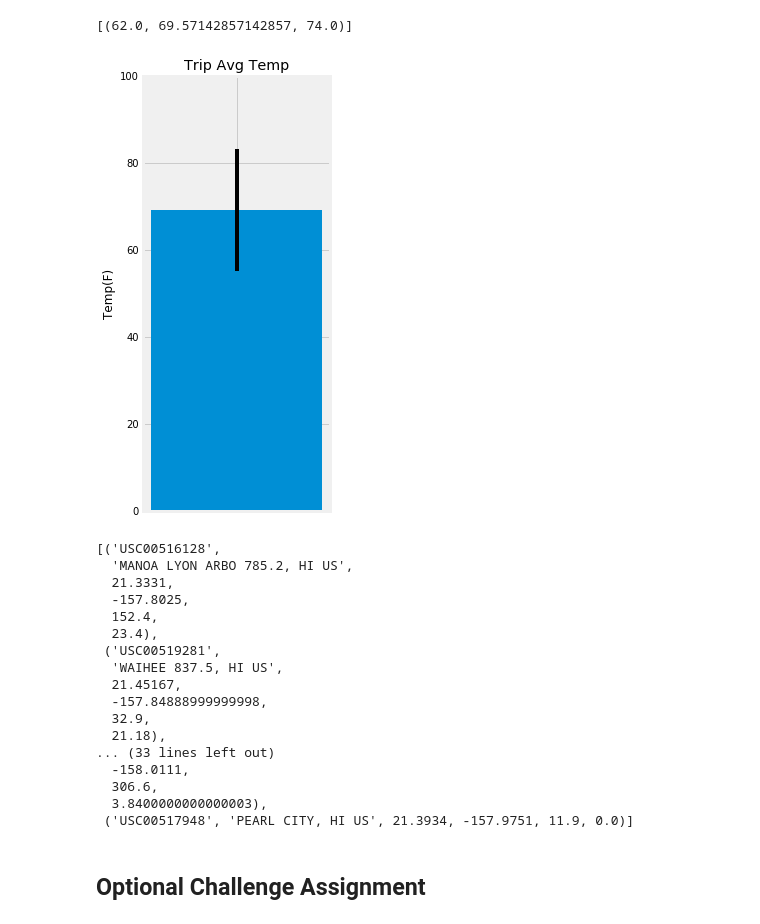
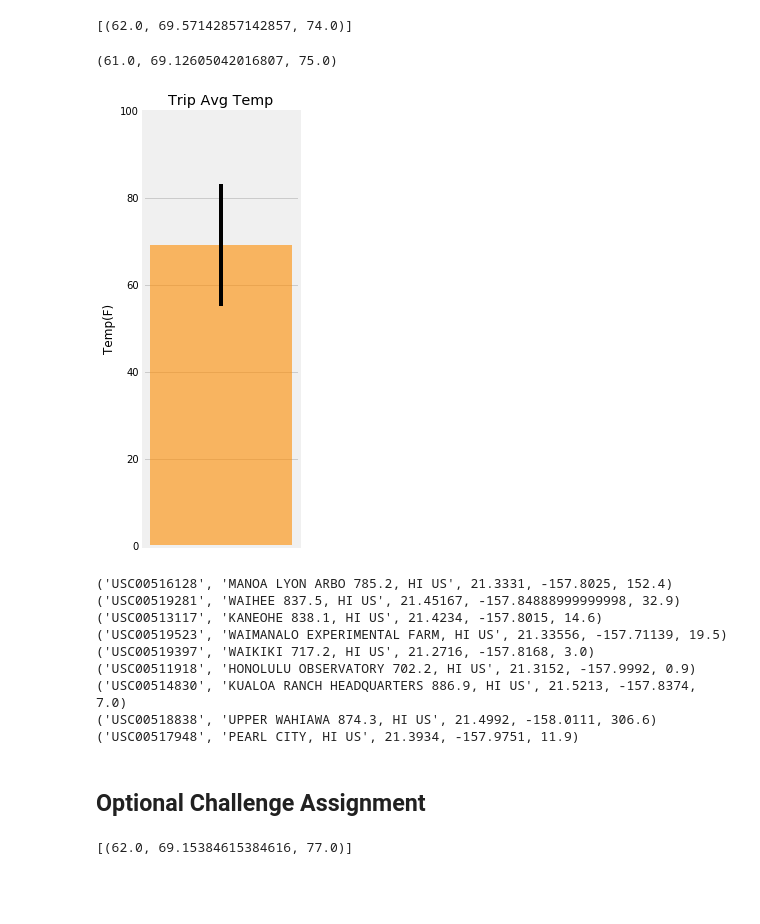
Before and after one commit to bharathiyer/HW_UTAUS201810DATA2, a Jupyter notebook: Adv_Data_Storage/Solved_climate.ipynb, the cells around one changed output. Saved outputs shown, nothing was run; the diff lists cells and outputs as text; code cells hidden in the pictures; blank space fills up the shorter version.

```diff
--- a/Adv_Data_Storage/Solved_climate.ipynb
+++ b/Adv_Data_Storage/Solved_climate.ipynb
@@ -130,7 +141,8 @@ plt.show()
 # %% [markdown]
 ![precipitation](Images/station-histogram.png)
 # %%
-# This function called `calc_temps` will accept start date and end date in the format '%Y-%m-%d'
+# This function called `calc_temps` will accept start date and end date
+# in the format '%Y-%m-%d'
 # and return the minimum, average, and maximum temperatures for that range of dates
 def calc_temps(start_date, end_date):
     """TMIN, TAVG, and TMAX for a list of dates.
@@ -142,9 +154,14 @@ def calc_temps(start_date, end_date):
     Returns:
         TMIN, TAVE, and TMAX
     """
-
-    return session.query(func.min(Measurement.tobs), func.avg(Measurement.tobs), func.max(Measurement.tobs)).\
-        filter(Measurement.date >= start_date).filter(Measurement.date <= end_date).all()
+    sel = [func.min(Measurement.tobs).label('min_temp'),
+           func.avg(Measurement.tobs).label('avg_temp'),
+           func.max(Measurement.tobs).label('max_temp')]
+    results = session.query(*sel).\
+                filter(Measurement.date >= start_date).\
+                filter(Measurement.date <= end_date).all()
+    return results
+##def calc_temps(start_date, end_date)
 
 # function usage example
 print(calc_temps('2012-02-28', '2012-03-05'))
@@ -155,53 +172,54 @@ print(calc_temps('2012-02-28', '2012-03-05'))
 # for your trip using the previous year's data for those same dates.
 sd = '2012-02-28'
 ed = '2012-03-14'
-res = calc_temps(sd, ed)[0]
+tmin, tavg, tmax = calc_temps(sd, ed)[0]
+(tmin, tavg, tmax)
+# %% [output]
+(61.0, 69.12605042016807, 75.0)
 # %%
 # Plot the results from your previous query as a bar chart.
 # Use "Trip Avg Temp" as your Title
 # Use the average temperature for the y value
 # Use the peak-to-peak (tmax-tmin) value as the y error bar (yerr)
-f, ax = plt.subplots(figsize=(3,8))
-plt.bar(x='', height=res[1], yerr=res[2]-res[0], align='center')
+f, ax = plt.subplots(figsize=(2.5,8))
+plt.bar(x='', height=tavg, yerr=tmax-tmin, align='center',color='darkorange', alpha=0.6)
 ax.set_yticks([0 , 20, 40 , 60, 80, 100])
 ax.set_ylabel('Temp(F)')
 ax.set_title('Trip Avg Temp')
+plt.grid(axis='x')
 plt.show()
 # %% [output]
-[figure, old version]
+[figure, new version]
 # %%
-# Calculate the rainfall per weather station for your trip dates using the previous year's matching dates.
+# Calculate the rainfall per weather station for your trip dates using the
+# previous year's matching dates.
 # Sort this in descending order by precipitation amount and list the
 # station, name, latitude, longitude, and elevation
-sel = [Measurement.station, Station.name, Station.latitude, Station.longitude, Station.elevation,
-       func.sum(Measurement.prcp).label('total_rain'),]
-session.query(*sel).filter(Measurement.date >= sd).filter(Measurement.date <= ed).\
-    filter(Measurement.station == Station.station).\
-    group_by(Measurement.station).order_by('total_rain desc').all()
+sel = [Measurement.station,
+       Station.name,
+       Station.latitude,
+       Station.longitude,
+       Station.elevation]
+results = session.query(*sel).filter(Measurement.date >= sd).filter(Measurement.date <= ed).\
+            filter(Measurement.station == Station.station).\
+            group_by(Measurement.station).order_by(func.sum(Measurement.prcp).label('total_rain').desc()).all()
+for t in results:
+    print(t)
 # %% [output]
-[('USC00516128',
-  'MANOA LYON ARBO 785.2, HI US',
-  21.3331,
-  -157.8025,
-  152.4,
-  23.4),
- ('USC00519281',
-  'WAIHEE 837.5, HI US',
-  21.45167,
-  -157.84888999999998,
-  32.9,
-  21.18),
-... (33 lines left out)
-  -158.0111,
-  306.6,
-  3.8400000000000003),
- ('USC00517948', 'PEARL CITY, HI US', 21.3934, -157.9751, 11.9, 0.0)]
+('USC00516128', 'MANOA LYON ARBO 785.2, HI US', 21.3331, -157.8025, 152.4)
+('USC00519281', 'WAIHEE 837.5, HI US', 21.45167, -157.84888999999998, 32.9)
+('USC00513117', 'KANEOHE 838.1, HI US', 21.4234, -157.8015, 14.6)
+('USC00519523', 'WAIMANALO EXPERIMENTAL FARM, HI US', 21.33556, -157.71139, 19.5)
+('USC00519397', 'WAIKIKI 717.2, HI US', 21.2716, -157.8168, 3.0)
+('USC00511918', 'HONOLULU OBSERVATORY 702.2, HI US', 21.3152, -157.9992, 0.9)
+('USC00514830', 'KUALOA RANCH HEADQUARTERS 886.9, HI US', 21.5213, -157.8374, 7.0)
+('USC00518838', 'UPPER WAHIAWA 874.3, HI US', 21.4992, -158.0111, 306.6)
+('USC00517948', 'PEARL CITY, HI US', 21.3934, -157.9751, 11.9)
 # %% [markdown]
 ## Optional Challenge Assignment
 # %%
 # Create a query that will calculate the daily normals
 # (i.e. the averages for tmin, tmax, and tavg for all historic data matching a specific month and day)
-
 def daily_normals(date):
     """Daily Normals.
 
@@ -214,9 +232,13 @@ def daily_normals(date):
     """
 
     sel = [func.min(Measurement.tobs), func.avg(Measurement.tobs), func.max(Measurement.tobs)]
-    return session.query(*sel).filter(func.strftime("%m-%d", Measurement.date) == date).all()
+    results = session.query(*sel).filter(func.strftime("%m-%d", Measurement.date) == date).all()
+    return results
+##def daily_normals(date)
 
 daily_normals("01-01")
+# %% [output]
+[(62.0, 69.15384615384616, 77.0)]
 # %%
 # calculate the daily normals for your trip
 # push each tuple of calculations into a list called `normals`
```
Also changed, not shown: parts of 13 cells of this notebook.
